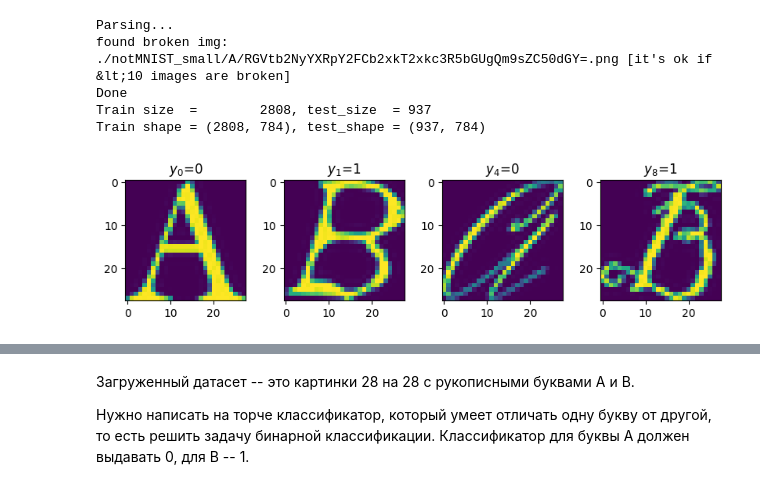
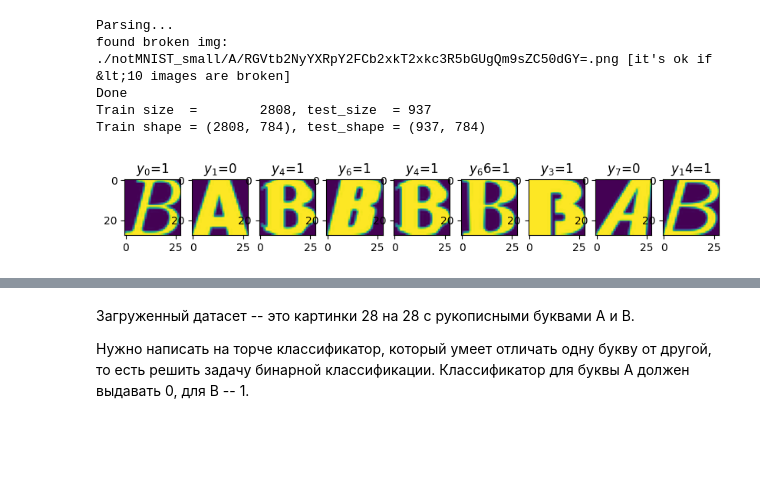
Before and after one commit to GSKW/ML, a Jupyter notebook: practice/mlp.ipynb, the cells around one changed output, grey strips where cells are left out. Cells and saved outputs as stored; diff of their text form; code cells hidden in the pictures; blank space fills up the shorter version.

```diff
--- a/practice/mlp.ipynb
+++ b/practice/mlp.ipynb
@@ -22,10 +22,10 @@ Done
 Train size  =        2808, test_size  = 937
 Train shape = (2808, 784), test_shape = (937, 784)
 # %%
-indeces = [0, 1, 4, 8]
+indeces = [0, 1, 4,6, 4, 66, 3, 7, 14]
 for i, ind in enumerate(indeces):
     plt.subplot(1, len(indeces), i + 1)
     plt.imshow(X_train[ind].reshape([28, 28]))
     plt.title(f'$y_{ind}$=' + str(y_train[ind]))
 # %% [output]
-[figure, old version]
+[figure, new version]
```
Also changed, not shown: parts of 27 cells of this notebook, 2 other files.
